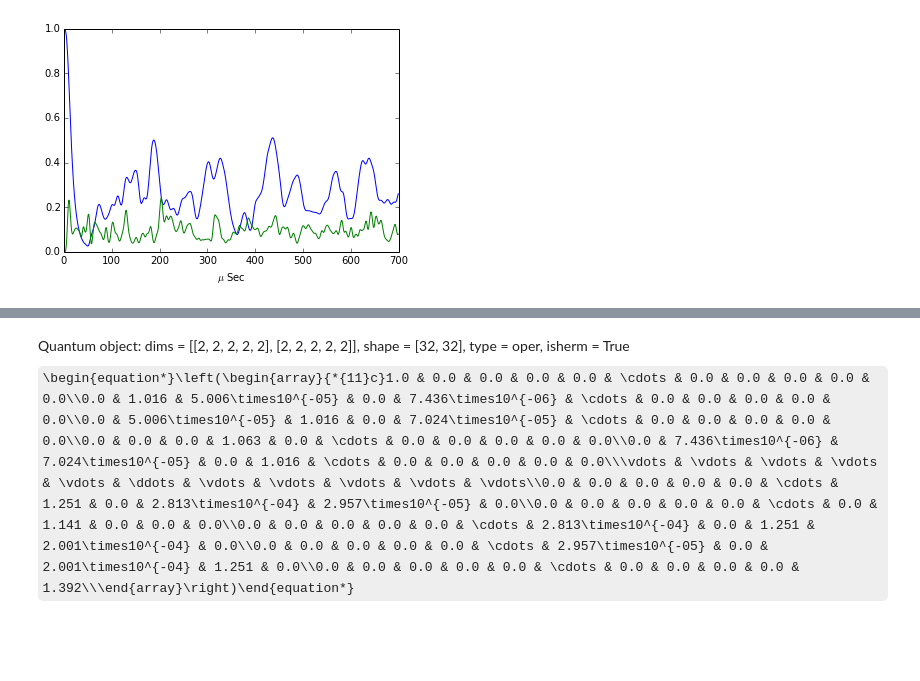
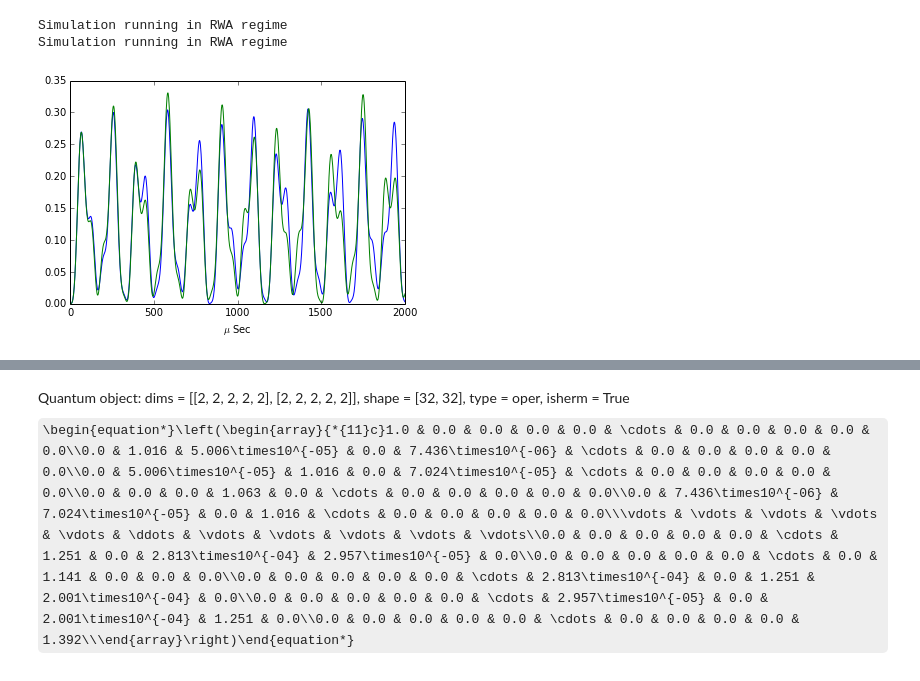
Before and after one commit to HaeffnerLab/ion-trap-qsim, a Jupyter notebook: Independent_Simulations/Chain-Scale-Adding-Dynamics-of-Electronic-States.ipynb, the cells around one changed output, grey strips where cells are left out. Drawn from its saved outputs; the diff is of its cells as text; code cells hidden in the pictures; some formulas as TeX source; blank space fills up the shorter version.

Commit message:
Added simulations with addition of 1 continuous laser on an arbitrary ion

```diff
--- a/Independent_Simulations/Chain-Scale-Adding-Dynamics-of-Electronic-States.ipynb
+++ b/Independent_Simulations/Chain-Scale-Adding-Dynamics-of-Electronic-States.ipynb
@@ -14,23 +14,42 @@ from laser import *
 omegax = 2.0e6
 omegaz = 150.e3
 N = 5
-chain = Chain(N, 2)
+chain = Chain(N, 3)
 dummy_trap = IonTrap( omegax , omegaz)
 dummy_trap.load(chain)
 zpositions =   np.array( chain.get_positions() )
 #harmonic potential couplings:
 couplings_harmonic = chain.get_couplings()
-# %%
-
-chain.set_thermal_motional_state( motional_state )
-chain.set_pure_electronic_state_numbers( electronic_state )
-
-observables = [ dyn.a[0].dag() * dyn.a[0], dyn.a[4].dag() * dyn.a[4] ]
-time_interval = (0., 700.e-6)
-times = arange(time_interval[0], time_interval[1], time_precision)
-dyn.evolve_qutip(time_interval, observables)
-plt.plot(times*1.e6, dyn.expectations[0], times*1.e6, dyn.expectations[1])
-plt.xlabel("$\mu$ Sec")
-plt.show()
-# %% [output]
-[figure, removed]
+# %%
+motional_state = (1,0,0,0,0)
+electronic_state = (0,0,0,0,0)
+#pulse1 = Pulse( ion_num = 0, sideband_num = 1, intensity = 2*np.pi* 0, phase = 2*np.pi* 0 , duration = 8.e-6, detuning=0 )
+#pulse2 = Pulse( ion_num = 4, sideband_num = 1, intensity = 2*np.pi* 100e3, phase = 2*np.pi* 0 , duration = 8.e-6 )
+#chain.initialize_chain_electronic_states(lasers = [], pulses = [pulse1])
+laser1 = Laser( ion_num = 5, sideband_num = 1, intensity = 2*np.pi* 0, phase = 2*np.pi* 0, detuning=0)
+#chain.set_thermal_motional_state( motional_state )
+chain.set_pure_motional_state( motional_state )
+chain.set_pure_electronic_state_numbers( electronic_state )
+
+
+dyn_wout_laser = Dynamics(chain, lasers = [laser1], pulses = [])
+observables = [ dyn_wout_laser.a[2].dag() * dyn_wout_laser.a[2] ]
+time_interval = (0., 2000.e-6)
+time_precision = 2.e-6
+times = arange(time_interval[0], time_interval[1], time_precision)
+dyn_wout_laser.evolve_qutip(time_interval, observables)
+plt.plot(times*1.e6, dyn_wout_laser.expectations[0])
+plt.xlabel("$\mu$ Sec")
+
+laser2 = Laser( ion_num = 5, sideband_num = 1, intensity = 2*np.pi* 500e3, phase = 2*np.pi* 0, detuning=0)
+#chain.set_thermal_motional_state( motional_state )
+
+dyn_w_laser = Dynamics(chain, lasers = [laser2], pulses = [])
+dyn_w_laser.evolve_qutip(time_interval, observables)
+plt.plot(times*1.e6, dyn_w_laser.expectations[0])
+plt.xlabel("$\mu$ Sec")
+plt.show()
+# %% [output]
+Simulation running in RWA regime
+Simulation running in RWA regime
+[figure, added]
```
Also changed, not shown: parts of 11 cells of this notebook, 11 other files.
